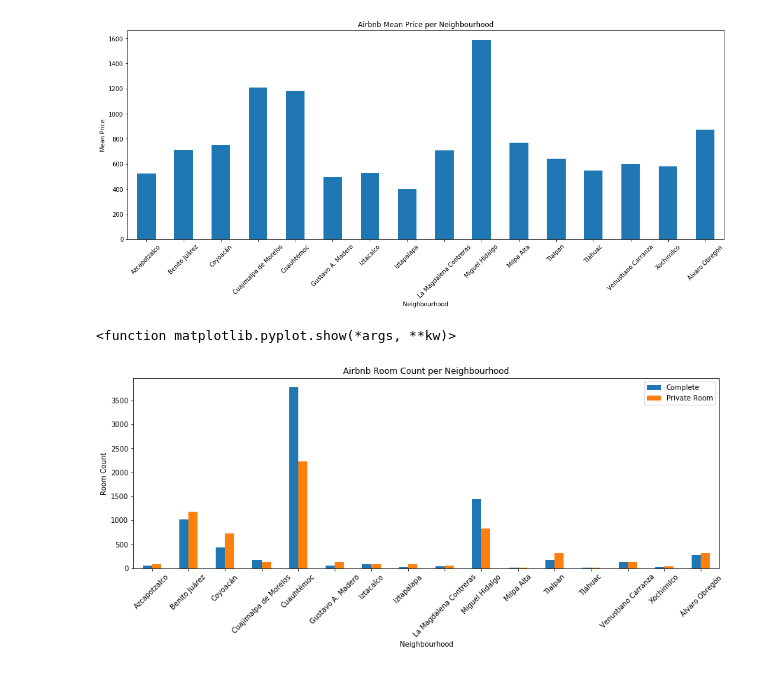
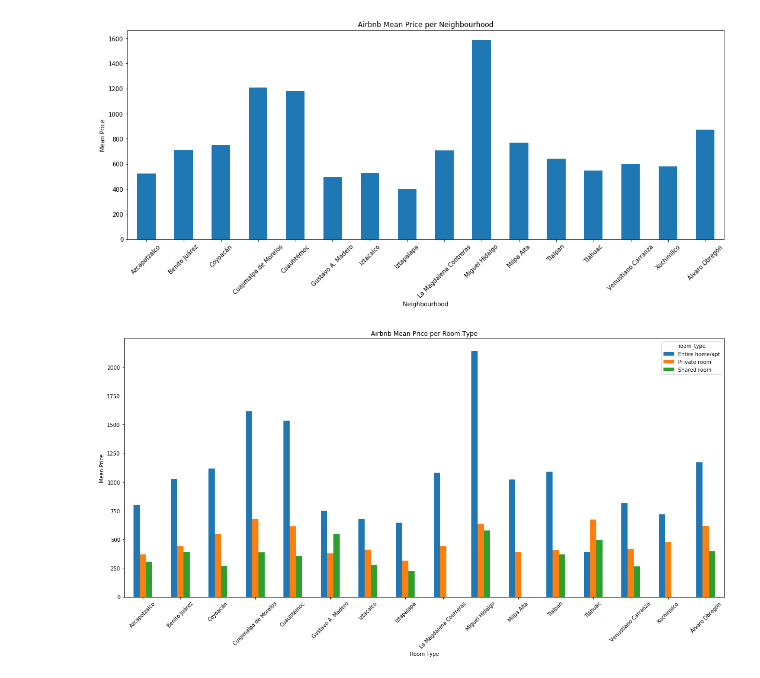
Before and after one commit to elc17/Project_1, a Jupyter notebook: project_1.ipynb, the cells around one changed output. Drawn from its saved outputs; the diff is of its cells as text; code cells hidden in the pictures.

Commit message:
Added bar plot

```diff
--- a/project_1.ipynb
+++ b/project_1.ipynb
@@ -130,14 +130,13 @@ plt.show
 <function matplotlib.pyplot.show(*args, **kw)>
 [figure]
 # %%
-
-room_t.plot(kind = "bar", figsize = (15, 5))
-plt.title("Airbnb Room Count per Neighbourhood")
-plt.xlabel("Neighbourhood")
-plt.ylabel("Room Count")
+room_price = data_df.groupby(["neighbourhood", "room_type"])["price"].mean().unstack()
+room_price.plot(kind = "bar", figsize = (17,9))
+plt.title("Airbnb Mean Price per Room Type")
+plt.xlabel("Room Type")
+plt.ylabel("Mean Price")
 plt.xticks(rotation = 45)
-#plt.tight_layout()
-plt.show
+plt.tight_layout()
+plt.show()
 # %% [output]
-<function matplotlib.pyplot.show(*args, **kw)>
-[figure, old version]
+[figure, new version]
```
